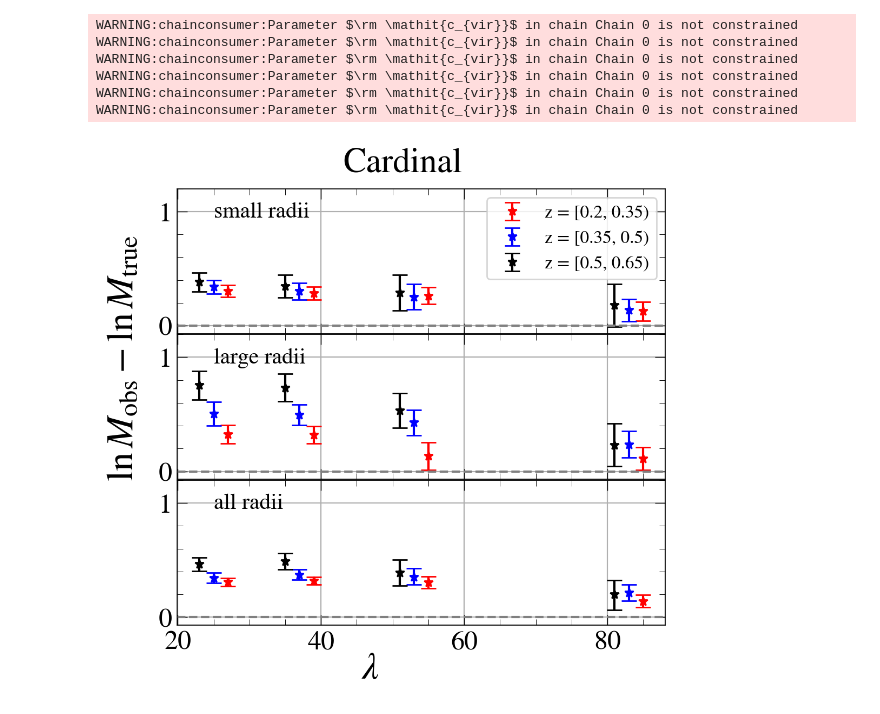
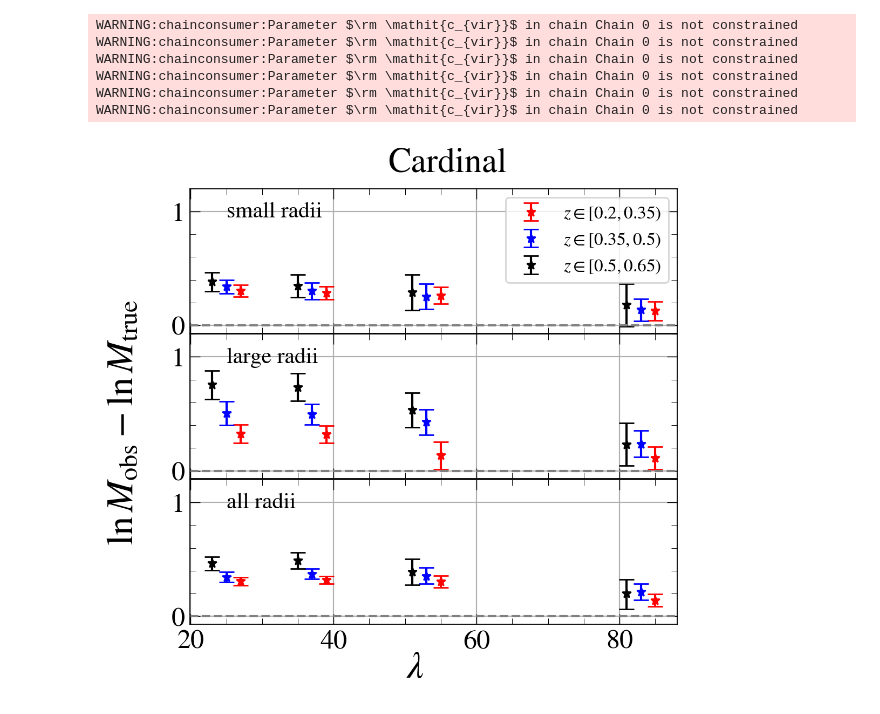
Before and after one commit to Dr-Titus100/mass_calibration_of_DM_halos, a Jupyter notebook: projection/cardinal_notebooks/mass_bias.ipynb, the cells around one changed output. Saved outputs shown, nothing was run; the diff lists cells and outputs as text; code cells hidden in the pictures.

Commit message:
updated plots labels and annotations

```diff
--- a/projection/cardinal_notebooks/mass_bias.ipynb
+++ b/projection/cardinal_notebooks/mass_bias.ipynb
@@ -325,37 +325,37 @@ ci_68_lower_arrays = [np.load(cardinal_path+"small_scale_ci_68_lower_ls.npy"), n
 ci_68_upper_arrays = [np.load(cardinal_path+"small_scale_ci_68_upper.npy"), np.load(cardinal_path+"large_scale_ci_68_upper.npy"), np.load(cardinal_path+"all_scale_ci_68_upper.npy")]
 radii_scale = ['small radii', 'large radii', 'all radii']
 
 LN10 = np.log(10.0)
 bias_arrays1 = [np.asarray(a, dtype=np.float64) * LN10 for a in bias_arrays1]
 ci_68_lower_arrays = [np.asarray(a, dtype=np.float64) * LN10 for a in ci_68_lower_arrays]
 ci_68_upper_arrays = [np.asarray(a, dtype=np.float64) * LN10 for a in ci_68_upper_arrays]
 
 # Create a figure and four subplots (2 rows, 2 columns)
 drop = 1
 fig, axes = plt.subplots(3, 1, figsize=(6, 6), sharey=True, sharex = True)
 # plt.rcParams['font.family'] = 'DeJavu Serif'
 # plt.rcParams['font.serif'] = ['Times New Roman']
 
 for i in range(3):
     label = "data"
 
     ########################
     axes[i].set_ylim(-0.07, 1.20)
-    axes[i].errorbar(B1, bias_arrays1[i][0:4], yerr=[ci_68_lower_arrays[i][0:4], ci_68_upper_arrays[i][0:4]], fmt='*r', label="z = [0.2, 0.35)", capsize=5)
-    axes[i].errorbar(B2, bias_arrays1[i][4:8], yerr=[ci_68_lower_arrays[i][4:8], ci_68_upper_arrays[i][4:8]], fmt='*b', label="z = [0.35, 0.5)", capsize=5)
-    axes[i].errorbar(B3, bias_arrays1[i][8:], yerr=[ci_68_lower_arrays[i][8:], ci_68_upper_arrays[i][8:]], fmt='*k', label="z = [0.5, 0.65)", capsize=5)
+    axes[i].errorbar(B1, bias_arrays1[i][0:4], yerr=[ci_68_lower_arrays[i][0:4], ci_68_upper_arrays[i][0:4]], fmt='*r', label=r"$z \in [0.2, 0.35)$", capsize=5)
+    axes[i].errorbar(B2, bias_arrays1[i][4:8], yerr=[ci_68_lower_arrays[i][4:8], ci_68_upper_arrays[i][4:8]], fmt='*b', label=r"$z \in [0.35, 0.5)$", capsize=5)
+    axes[i].errorbar(B3, bias_arrays1[i][8:], yerr=[ci_68_lower_arrays[i][8:], ci_68_upper_arrays[i][8:]], fmt='*k', label=r"$z \in [0.5, 0.65)$", capsize=5)
     axes[i].text(25.0, 0.95, f"{radii_scale[i]}", fontsize = 15)
     axes[i].axhline(y=0, color='grey', linestyle='--')
     if i == 0:
         axes[i].legend(fontsize=12)
 
 # Add a super title, super x label, and super y label
-fig.suptitle(r'Cardinal', x = 0.55, y = 0.90, va='center', ha='center', fontsize=23)
-fig.supxlabel(r'$\rm \mathit{\lambda}$', x = 0.50, y = 0.12, va='center', ha='center', fontsize=25)
-fig.supylabel(r'$\rm \ln\mathit{M}_{obs}-\ln\mathit{M}_{true}$', x = 0.12, y = 0.6, va='center', ha='center', fontsize=25)
+fig.suptitle(r'Cardinal', x = 0.6, y = 0.90, va='center', ha='center', fontsize=23)
+fig.supxlabel(r'$\rm \mathit{\lambda}$', x = 0.55, y = 0.12, va='center', ha='center', fontsize=25)
+fig.supylabel(r'$\rm \ln\mathit{M}_{\rm obs}-\ln\mathit{M}_{\rm true}$', x = 0.1, y = 0.5, va='center', ha='center', fontsize=25)
 
 # Adjust spacing between subplots
 plt.tight_layout(h_pad = -0.20, w_pad = 0.0)
 plt.show()
 # %% [output]
-[figure, old version]
+[figure, new version]
```
Also changed, not shown: 3 other files.
